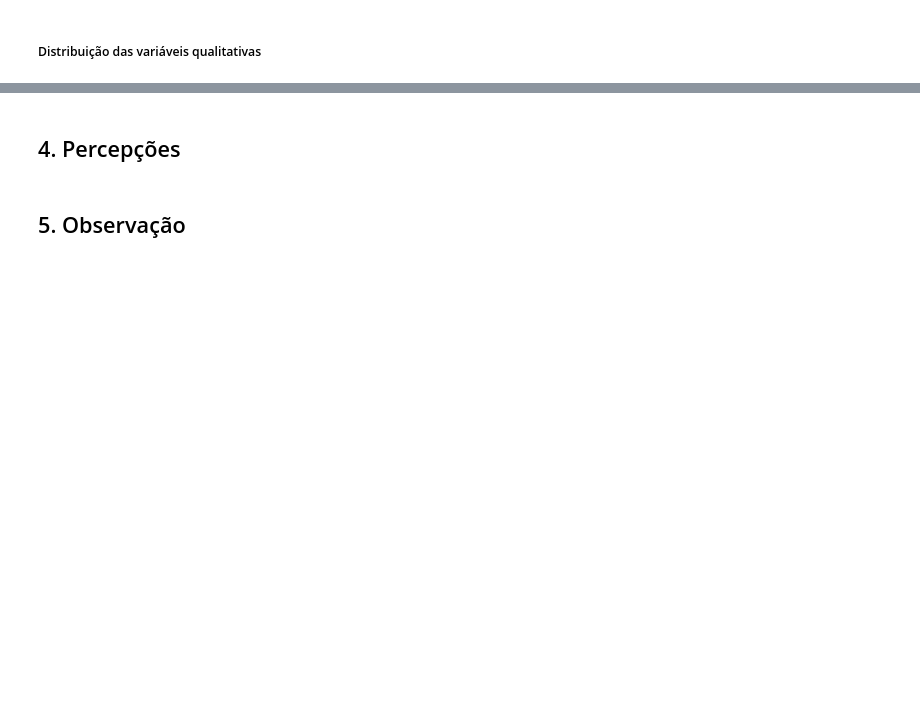
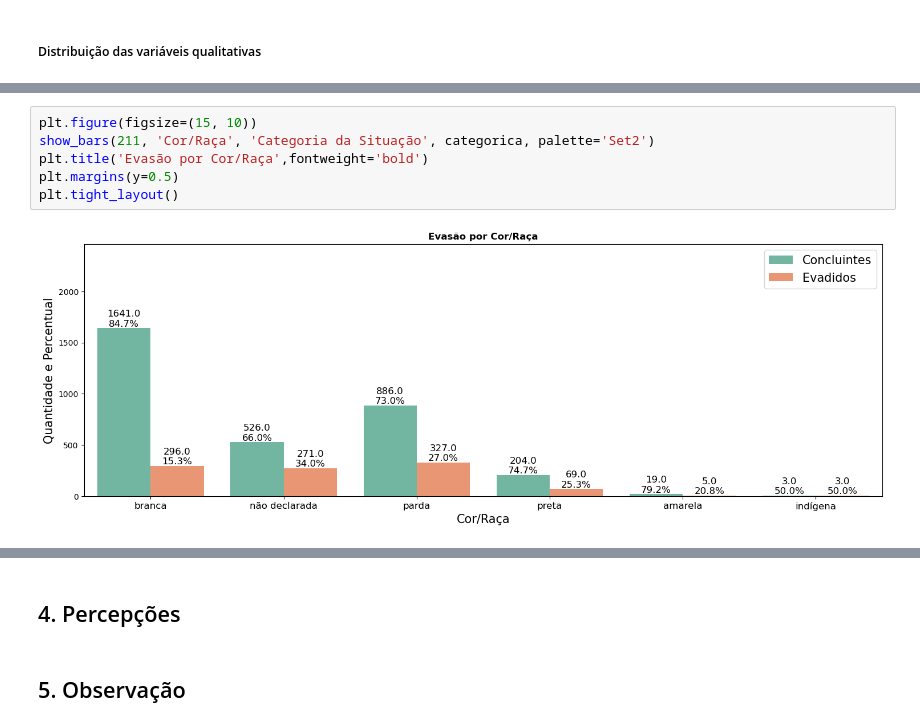
Before and after one commit to Geraldomendes/SchoolDropoutPrediction, a Jupyter notebook: notebooks/02-exploratory_data_analysis.ipynb, the cells around one changed output, grey strips where cells are left out. Saved outputs shown, nothing was run; the diff lists cells and outputs as text; blank space fills up the shorter version.

```diff
--- a/notebooks/02-exploratory_data_analysis.ipynb
+++ b/notebooks/02-exploratory_data_analysis.ipynb
@@ -139,0 +168,8 @@ plt.show()
+# %%
+plt.figure(figsize=(15, 10))
+show_bars(211, 'Cor/Raça', 'Categoria da Situação', categorica, palette='Set2')
+plt.title('Evasão por Cor/Raça',fontweight='bold')
+plt.margins(y=0.5)
+plt.tight_layout()
+# %% [output]
+[figure, added]
```
Also changed, not shown: parts of 24 cells of this notebook, 1 other file.
